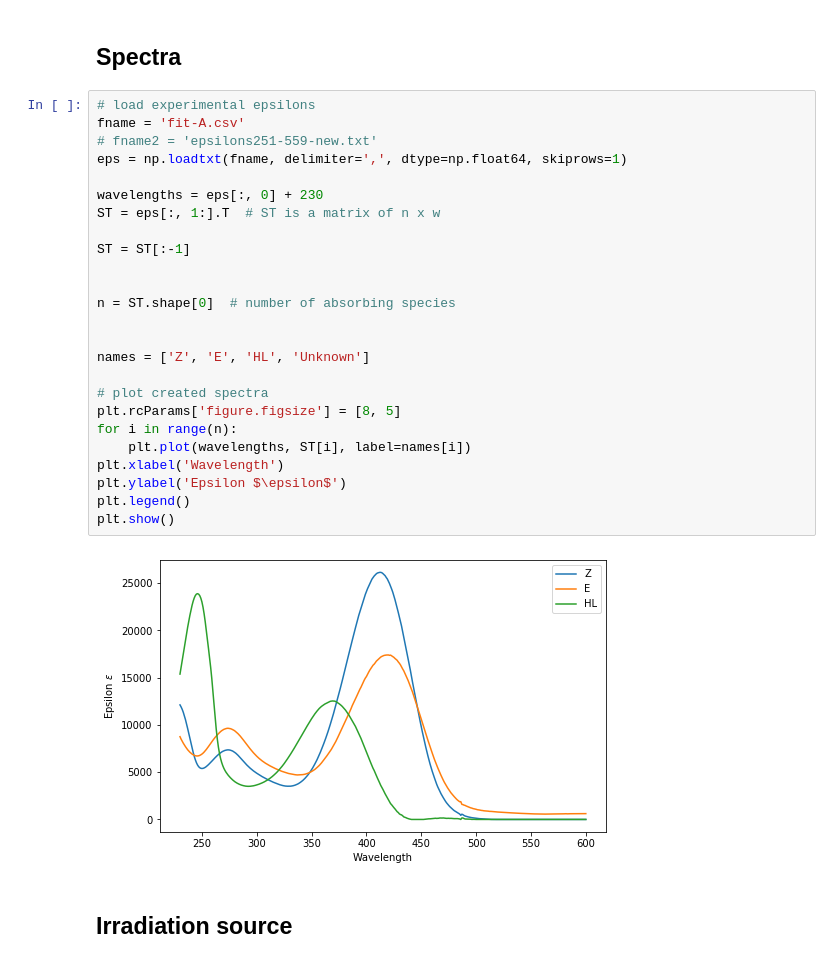
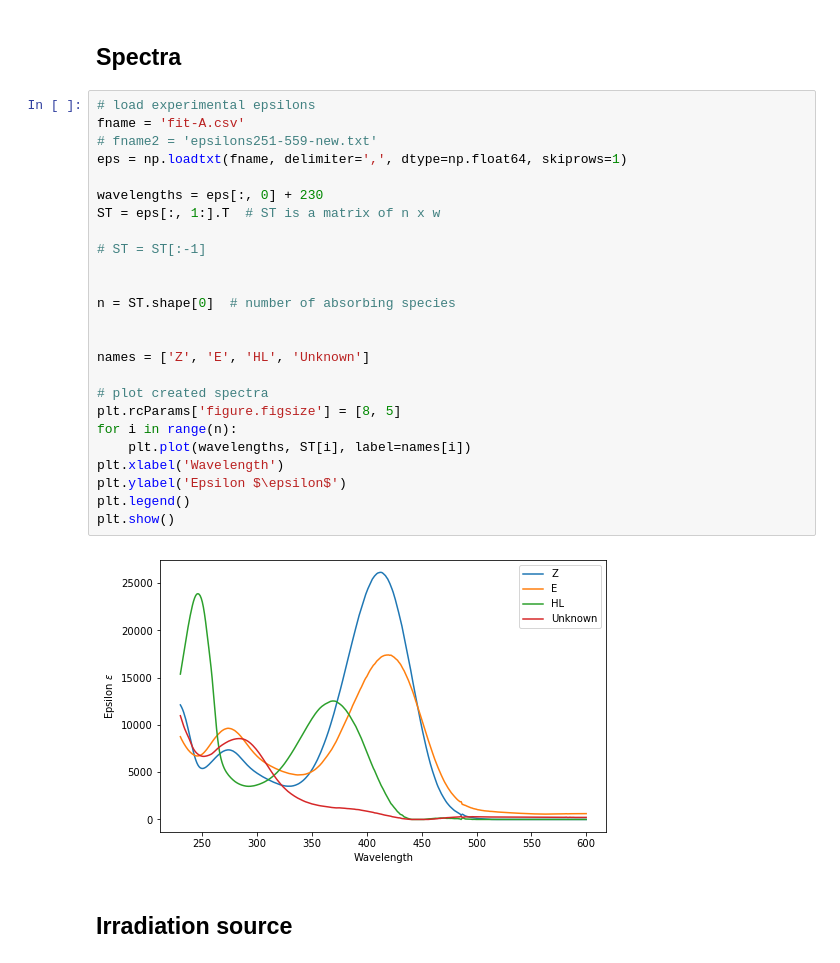
Before and after one commit to dmadea/Jupyter-Tutorials, a Jupyter notebook: Photoreaction kinetics/Simulation-general.ipynb, the cells around one changed output. Cells and saved outputs as stored; diff of their text form.

```diff
--- a/Photoreaction kinetics/Simulation-general.ipynb
+++ b/Photoreaction kinetics/Simulation-general.ipynb
@@ -112,30 +112,30 @@ from numba import njit, jit
 # %%
 # load experimental epsilons
 fname = 'fit-A.csv'
 # fname2 = 'epsilons251-559-new.txt'
 eps = np.loadtxt(fname, delimiter=',', dtype=np.float64, skiprows=1)
 
 wavelengths = eps[:, 0] + 230
 ST = eps[:, 1:].T  # ST is a matrix of n x w
 
-ST = ST[:-1]
+# ST = ST[:-1]
 
 
 n = ST.shape[0]  # number of absorbing species
 
 
 names = ['Z', 'E', 'HL', 'Unknown']
 
 # plot created spectra
 plt.rcParams['figure.figsize'] = [8, 5]
 for i in range(n):
     plt.plot(wavelengths, ST[i], label=names[i])
 plt.xlabel('Wavelength')
 plt.ylabel('Epsilon $\epsilon$')
 plt.legend()
 plt.show()
 # %% [output]
-[figure, old version]
+[figure, new version]
 # %% [markdown]
 ## Irradiation source
 # %%
```
Also changed, not shown: parts of 4 cells of this notebook, 3 other files.
